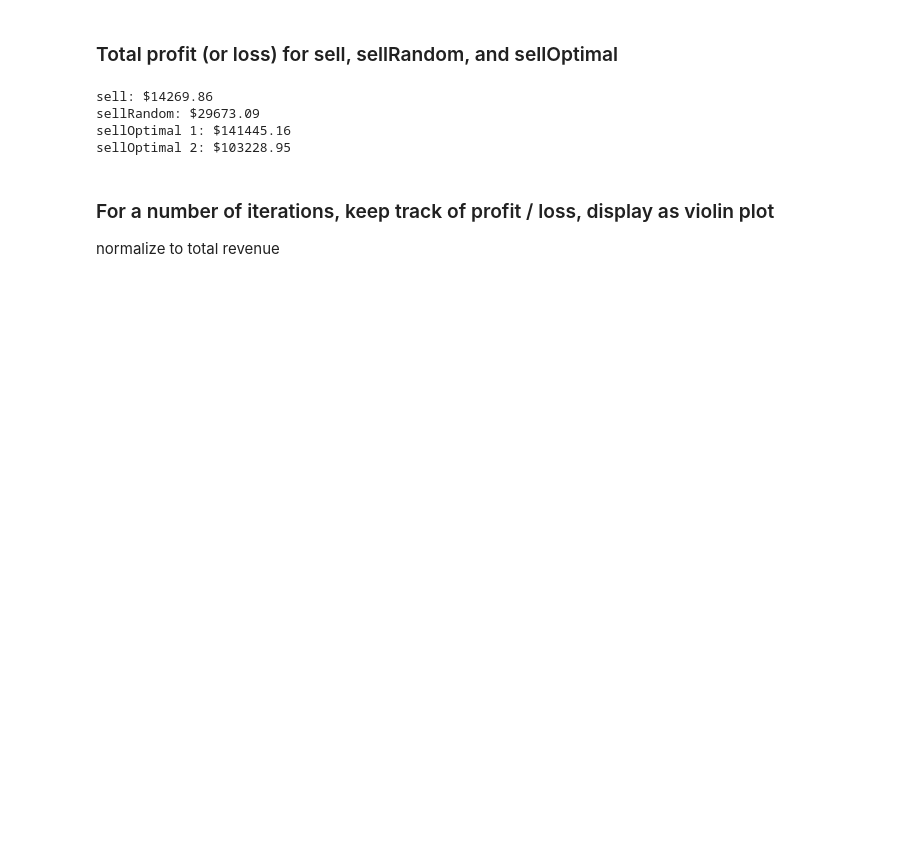
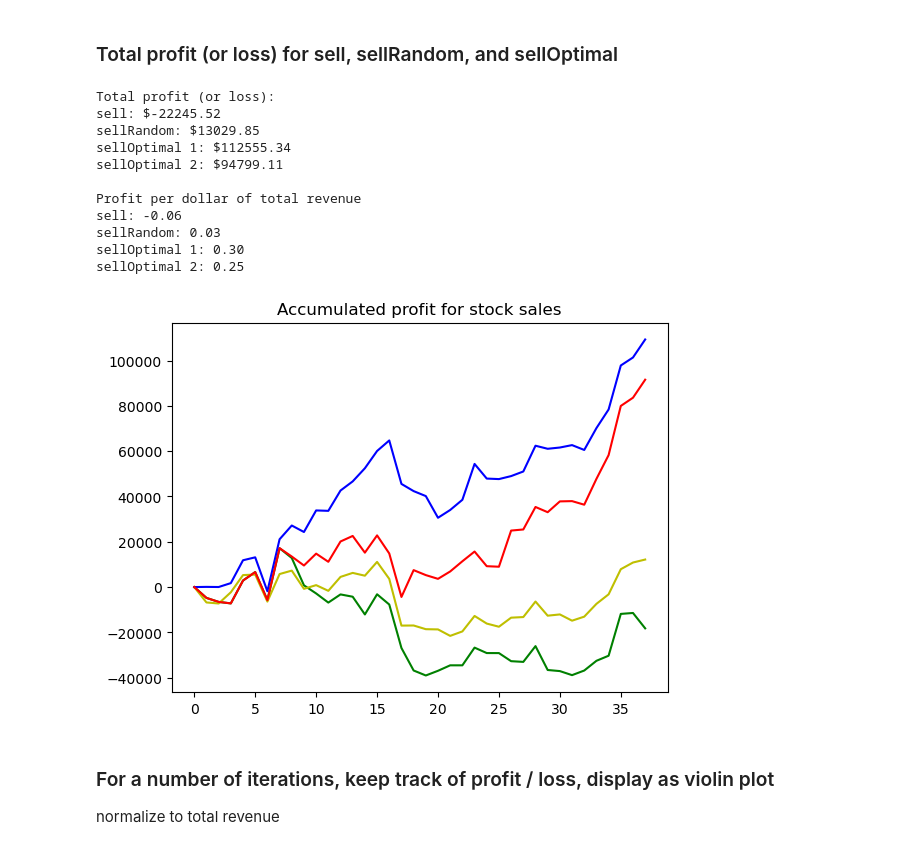
Before and after one commit to AlanBeem/AD325_Project1, a Jupyter notebook: main.ipynb, the cells around one changed output. Drawn from its saved outputs; the diff is of its cells as text; code cells hidden in the pictures; blank space fills up the shorter version.

```diff
--- a/main.ipynb
+++ b/main.ipynb
@@ -11,6 +11,7 @@ import matplotlib.pyplot as plt
 import copy
 from stock_sale import StockSale
 from stock_purchase import StockPurchase
+colors = ['g', 'y', 'b', 'r']
 # %% [markdown]
 ### sellOptimal
 
@@ -151,15 +166,39 @@ plt.show()  # Upon some thought, these should each be the same line (same order
 ### Total profit (or loss) for sell, sellRandom, and sellOptimal
 # %%
 # sum(profit or loss) for each bot
+print("Total profit (or loss):")
 print(f"sell: ${sum(testing_bot_sell.profit_per_sell):.2f}")
 print(f"sellRandom: ${sum(testing_bot_random.profit_per_sell):.2f}")
 print(f"sellOptimal 1: ${sum(testing_bot_optimal_1.profit_per_sell):.2f}")
 print(f"sellOptimal 2: ${sum(testing_bot_optimal_2.profit_per_sell):.2f}")
+# normalize profit to revenue
+print("\nProfit per dollar of total revenue")
+print(f"sell: {sum(testing_bot_sell.profit_per_sell) / testing_bot_sell.report_revenue():.2f}")
+print(f"sellRandom: {sum(testing_bot_random.profit_per_sell) / testing_bot_random.report_revenue():.2f}")
+print(f"sellOptimal 1: {sum(testing_bot_optimal_1.profit_per_sell) / testing_bot_optimal_1.report_revenue():.2f}")
+print(f"sellOptimal 2: {sum(testing_bot_optimal_2.profit_per_sell) / testing_bot_optimal_2.report_revenue():.2f}")
+# Can probably make some assessment of the LedgerEntry and decide which strategy to use
 # %% [output]
-sell: $14269.86
-sellRandom: $29673.09
-sellOptimal 1: $141445.16
-sellOptimal 2: $103228.95
+Total profit (or loss):
+sell: $-22245.52
+sellRandom: $13029.85
+sellOptimal 1: $112555.34
+sellOptimal 2: $94799.11
+
+Profit per dollar of total revenue
+sell: -0.06
+sellRandom: 0.03
+sellOptimal 1: 0.30
+sellOptimal 2: 0.25
+# %%
+# Accumulated sum of profit per sell
+plt.figure()
+for each_bot in bots:
+    plt.plot(each_bot.report_accumulated_profit(), color=colors[bots.index(each_bot)])
+plt.title('Accumulated profit for stock sales')
+plt.show()
+# %% [output]
+[figure, added]
 # %% [markdown]
 ### For a number of iterations, keep track of profit / loss, display as violin plot
 normalize to total revenue
```
Also changed, not shown: parts of 12 cells of this notebook, 2 other files.
